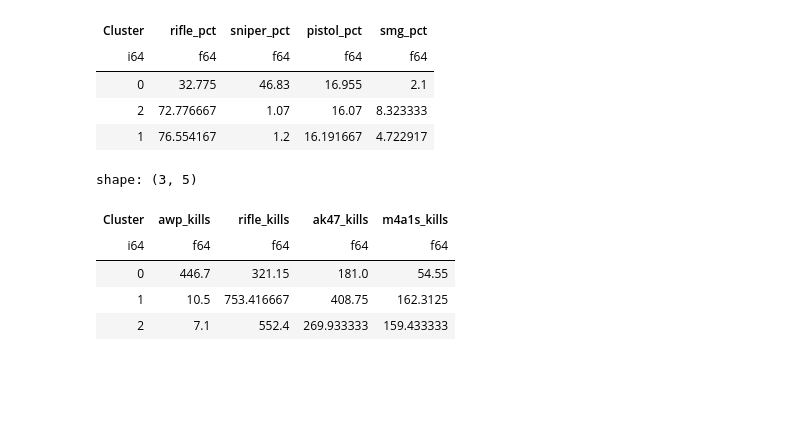
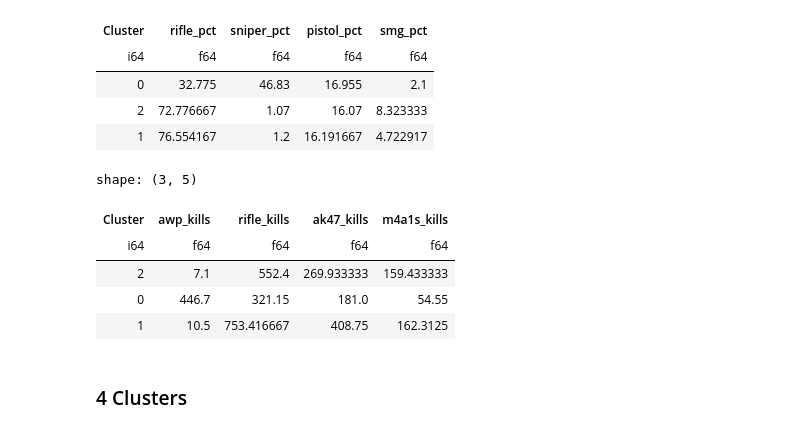
Before and after one commit to dantngn98/hltv_players_unsupervised_learning, a Jupyter notebook: notebooks/Hierarchical_clustering.ipynb, the cells around one changed output. Cells and saved outputs as stored; diff of their text form; code cells hidden in the pictures; blank space fills up the shorter version.

```diff
--- a/notebooks/Hierarchical_clustering.ipynb
+++ b/notebooks/Hierarchical_clustering.ipynb
@@ -127,12 +135,12 @@ dendrogram(linkage_ward,
 # %%
-ward_cut = cut_tree(linkage_ward,
+ward_cut_3 = cut_tree(linkage_ward,
                     n_clusters=3).reshape(-1)
 
-cs_df = cs_df.with_columns(
-    pl.Series("Cluster", ward_cut)
+cs_df_3c = cs_df.with_columns(
+    pl.Series("Cluster", ward_cut_3)
 )
 
-cs_df.head()
+cs_df_3c.head()
 # %% [output]
 shape: (5, 48)
 | player_id | player_name | player_fullname | RATING_3_0 | T_RATING | CT_RATING | ROUND_SWING | DPR | KAST | ... |
@@ -200,16 +208,18 @@ shape: (3, 5)
 | 2 | 72.776667 | 1.07 | 16.07 | 8.323333 |
 | 1 | 76.554167 | 1.2 | 16.191667 | 4.722917 |
 # %%
-cs_df.group_by("Cluster").agg([
+cs_df_3c.group_by("Cluster").agg([
     pl.mean("awp_kills"),
     pl.mean("rifle_kills"),
     pl.mean("ak47_kills"),
     pl.mean("m4a1s_kills")
 ])
 # %% [output]
 shape: (3, 5)
 | Cluster | awp_kills | rifle_kills | ak47_kills | m4a1s_kills |
 | i64 | f64 | f64 | f64 | f64 |
+| 2 | 7.1 | 552.4 | 269.933333 | 159.433333 |
 | 0 | 446.7 | 321.15 | 181.0 | 54.55 |
 | 1 | 10.5 | 753.416667 | 408.75 | 162.3125 |
-| 2 | 7.1 | 552.4 | 269.933333 | 159.433333 |
+# %% [markdown]
+### 4 Clusters
```
Also changed, not shown: parts of 15 cells of this notebook.
